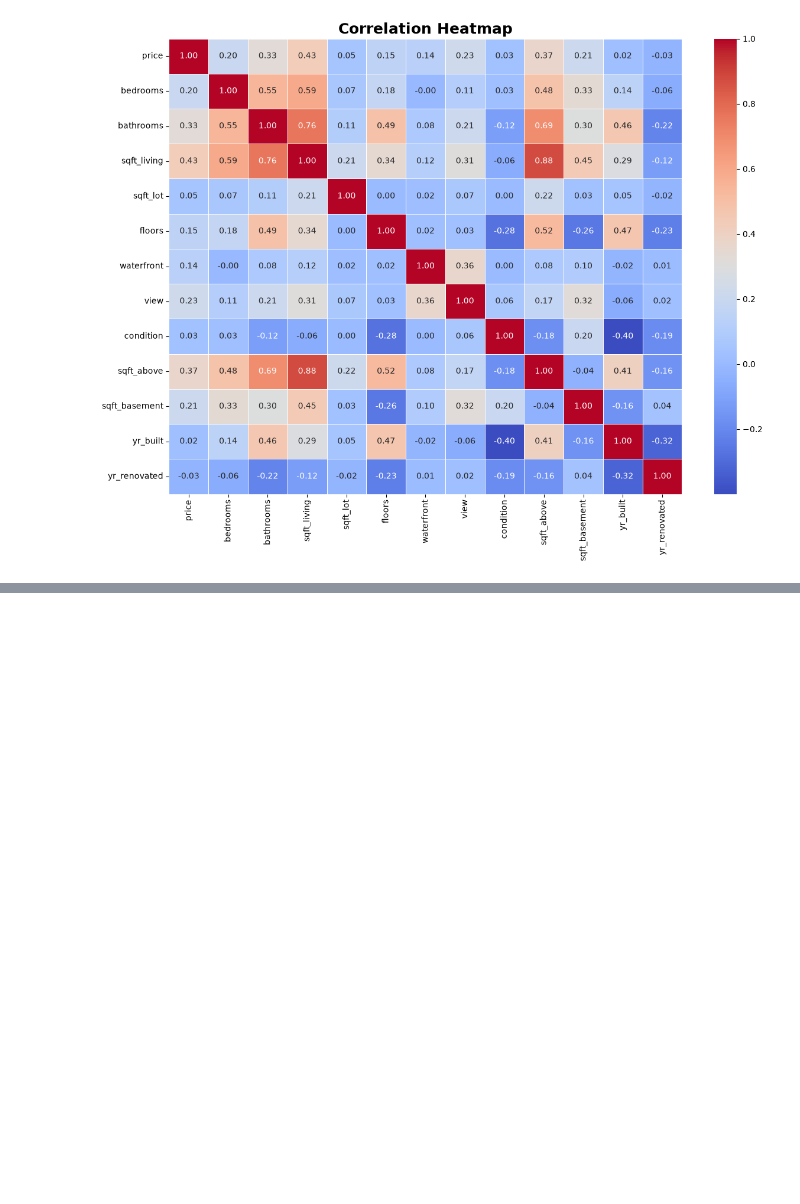
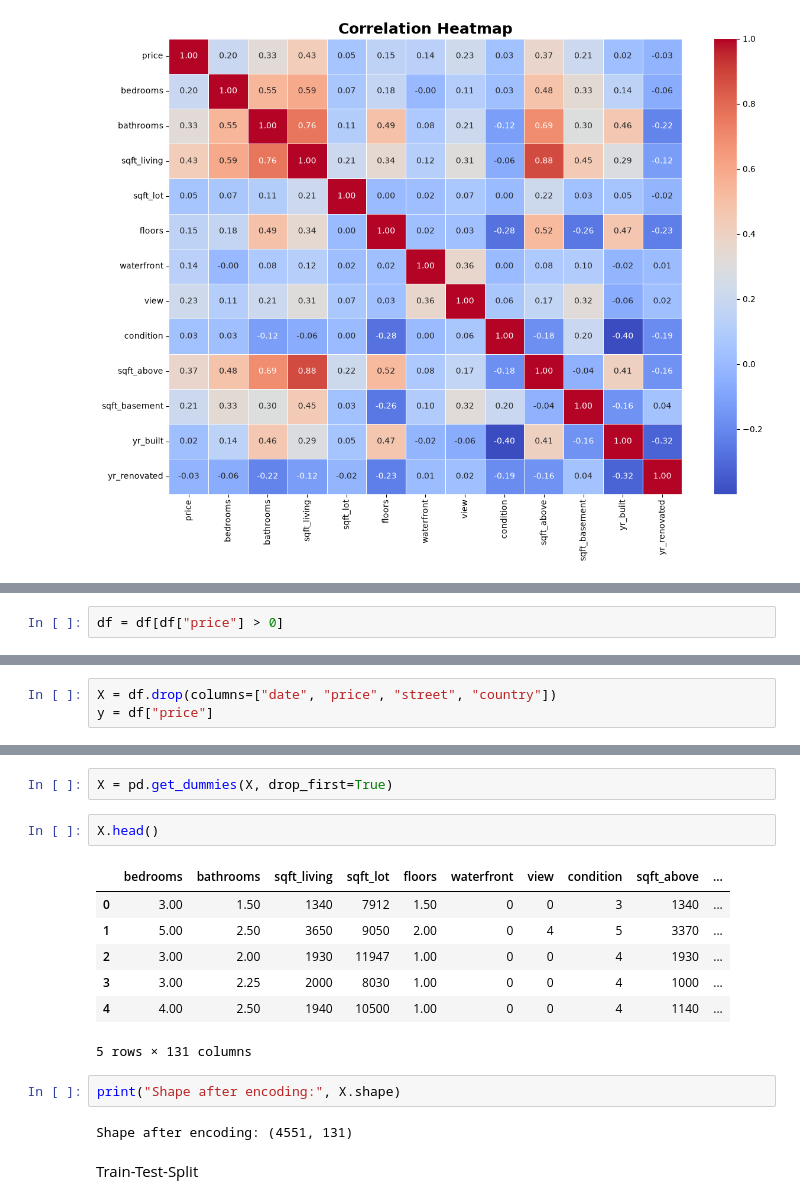
Before and after one commit to Pragna-sri02/AIML_Classes, a Jupyter notebook: house_price_prediction.ipynb, the cells around one changed output, grey strips where cells are left out. Saved outputs shown, nothing was run; the diff lists cells and outputs as text; blank space fills up the shorter version.

```diff
--- a/house_price_prediction.ipynb
+++ b/house_price_prediction.ipynb
@@ -315,0 +304,2 @@ plt.show()
+# %%
+df = df[df["price"] > 0]
@@ -315,0 +308,3 @@ plt.show()
+# %%
+X = df.drop(columns=["date", "price", "street", "country"])
+y = df["price"]
@@ -315,0 +331,18 @@ plt.show()
+# %%
+X = pd.get_dummies(X, drop_first=True)
+# %%
+X.head()
+# %% [output]
+|  | bedrooms | bathrooms | sqft_living | sqft_lot | floors | waterfront | view | condition | sqft_above | ... |
+| 0 | 3.00 | 1.50 | 1340 | 7912 | 1.50 | 0 | 0 | 3 | 1340 | ... |
+| 1 | 5.00 | 2.50 | 3650 | 9050 | 2.00 | 0 | 4 | 5 | 3370 | ... |
+| 2 | 3.00 | 2.00 | 1930 | 11947 | 1.00 | 0 | 0 | 4 | 1930 | ... |
+| 3 | 3.00 | 2.25 | 2000 | 8030 | 1.00 | 0 | 0 | 4 | 1000 | ... |
+| 4 | 4.00 | 2.50 | 1940 | 10500 | 1.00 | 0 | 0 | 4 | 1140 | ... |
+5 rows × 131 columns
+# %%
+print("Shape after encoding:", X.shape)
+# %% [output]
+Shape after encoding: (4551, 131)
+# %% [markdown]
+Train-Test-Split
```
Also changed, not shown: parts of 29 cells of this notebook.
